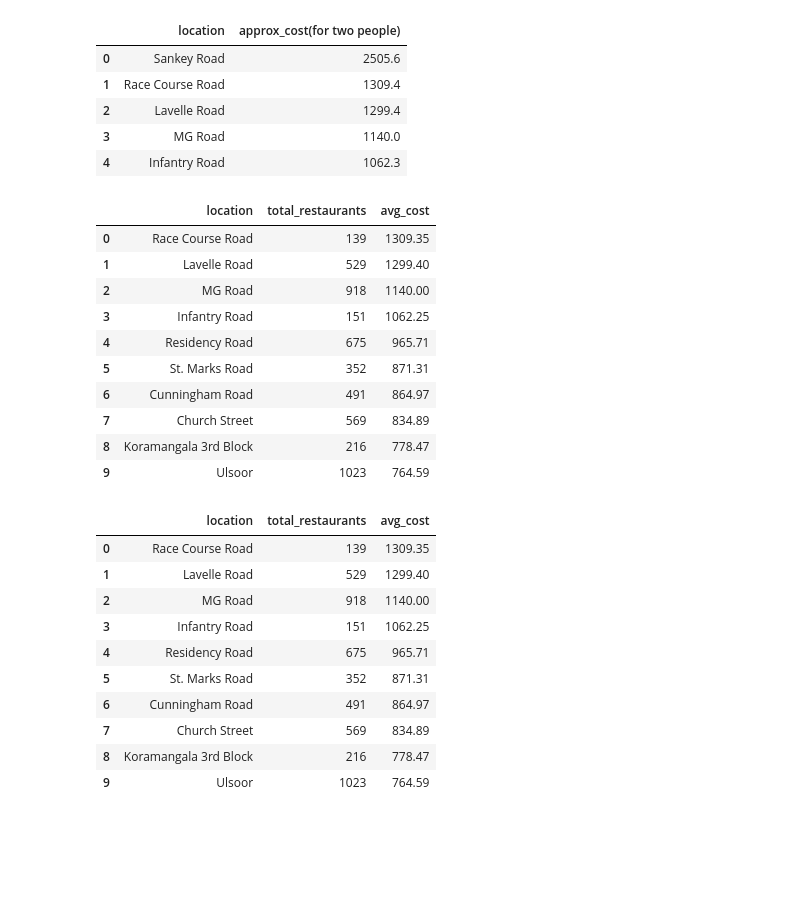
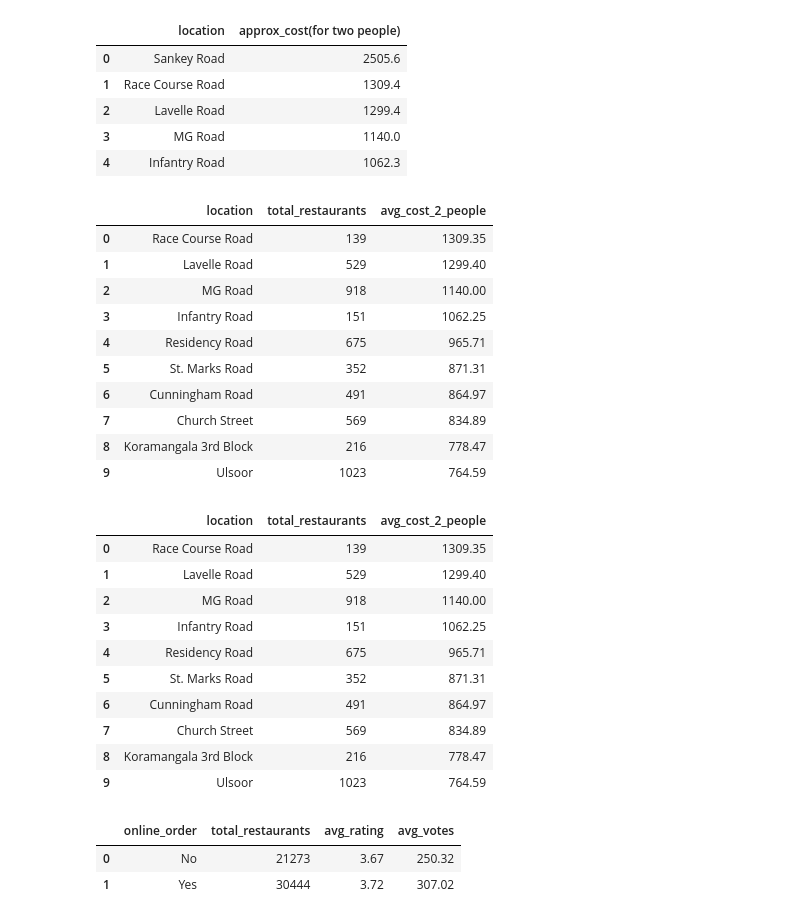
Before and after one commit to AlistairPereira/python-data-analysis-lab, a Jupyter notebook: notebooks/Restaurant_data_cleaning.ipynb, the cells around one changed output. Drawn from its saved outputs; the diff is of its cells as text; code cells hidden in the pictures; blank space fills up the shorter version.

```diff
--- a/notebooks/Restaurant_data_cleaning.ipynb
+++ b/notebooks/Restaurant_data_cleaning.ipynb
@@ -642,16 +641,16 @@ df.groupby('location')[['approx_cost(for two people)']].mean().round(1).sort_val
 # %%
 top_locations_cost=(
     df.groupby('location')
-    .agg(total_restaurants =('name','count'), avg_cost=('approx_cost(for two people)','mean'))
+    .agg(total_restaurants =('name','count'), avg_cost_2_people=('approx_cost(for two people)','mean'))
     .round(2)
     .query('total_restaurants > 50')
-    .sort_values(by = 'avg_cost',ascending=False)
+    .sort_values(by = 'avg_cost_2_people',ascending=False)
     .head(10)
     .reset_index()
 )
 top_locations_cost
 # %% [output]
-|  | location | total_restaurants | avg_cost |
+|  | location | total_restaurants | avg_cost_2_people |
 | 0 | Race Course Road | 139 | 1309.35 |
 | 1 | Lavelle Road | 529 | 1299.40 |
 | 2 | MG Road | 918 | 1140.00 |
@@ -665,7 +664,7 @@ top_locations_cost
 # %%
 top_locations_cost[top_locations_cost['total_restaurants'] > 50]
 # %% [output]
-|  | location | total_restaurants | avg_cost |
+|  | location | total_restaurants | avg_cost_2_people |
 | 0 | Race Course Road | 139 | 1309.35 |
 | 1 | Lavelle Road | 529 | 1299.40 |
 | 2 | MG Road | 918 | 1140.00 |
@@ -678,0 +686,16 @@ top_locations_cost[top_locations_cost['total_restaurants'] > 50]
+# %%
+online_order_rating =(
+    df.groupby('online_order')
+    .agg(
+        total_restaurants=('name','count'),
+         avg_rating=('rate','mean'),
+         avg_votes=('votes','mean')
+         )
+    .round(2)
+    .reset_index()
+)
+online_order_rating
+# %% [output]
+|  | online_order | total_restaurants | avg_rating | avg_votes |
+| 0 | No | 21273 | 3.67 | 250.32 |
+| 1 | Yes | 30444 | 3.72 | 307.02 |
```
Also changed, not shown: parts of 22 cells of this notebook.
